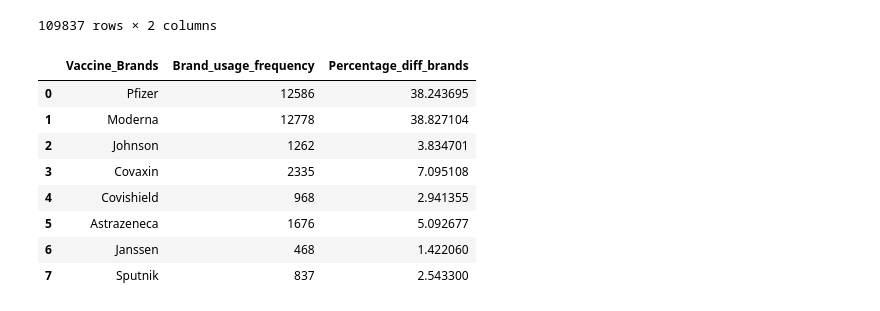
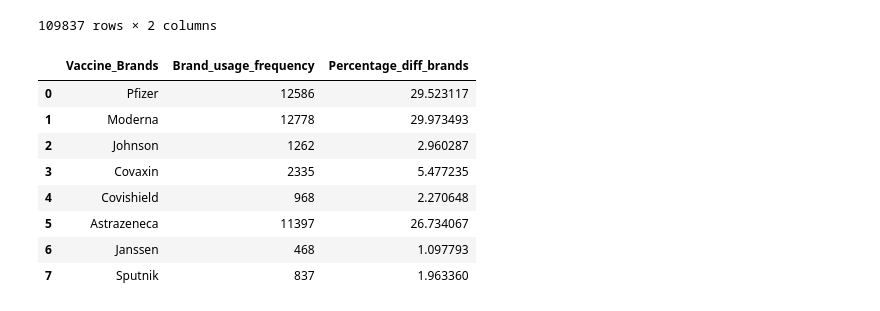
Before and after one commit to Nagmashaik123/Section203-Group06, a Jupyter notebook: Vacc_Brands_TM_Monograms.ipynb, the cells around one changed output. Cells and saved outputs as stored; diff of their text form; code cells hidden in the pictures.

```diff
--- a/Vacc_Brands_TM_Monograms.ipynb
+++ b/Vacc_Brands_TM_Monograms.ipynb
@@ -87,42 +87,42 @@ Moderna_Vaccine =['modernavaccine','teammoderna','moderna','modernagang','modern
 Johnson_Vaccine = ['johnsonandjohnson','johnsonandjohnsonvaccine','johnsonjohnson','johnsons','borisjohnsons','johnsonampjohnson','johnsonjohnsonvax','johnsonand'] # johnsonandjohnson Vaccine
 Covaxin_Vaccine =['covax','vax','covaxin','covaxsd','covaxinrockstheworld','covaxvaccinations','covaxinreiterated'] # Covaxin Vaccine
 Covishield_Vaccine =['covishield','covishieldvaccine','covishielded'] # Covishield Vaccine
-Astrazeneca_Vaccine = ['breakingastrazeneca','oxfordastrazeneca','astrazenecas',
+Astrazeneca_Vaccine = ['astrazeneca','breakingastrazeneca','oxfordastrazeneca','astrazenecas',
                        'astrazenecavaccine','astrazenecaoxford','astrazenecauk']
 Janssen_Vaccine = ['janssenglobal','janssenvaccine','janssen','janssenus']
 Sputnik_Vaccine = ['sputnikint','sputnik','sputnikvaccine','sputnikv','sputnikvaccineke',
                    'sputnikvaccineinkenya','sputnikvaccinekenya']
 
 Pfizer   = df.loc[df['Unigram_Words'].isin(Pfizer_Vaccine), 'Frequency'].sum()
 Moderna  = df.loc[df['Unigram_Words'].isin(Moderna_Vaccine), 'Frequency'].sum()
 Johnson  = df.loc[df['Unigram_Words'].isin(Johnson_Vaccine), 'Frequency'].sum()
 Covaxin  = df.loc[df['Unigram_Words'].isin(Covaxin_Vaccine), 'Frequency'].sum()
 Covishield = df.loc[df['Unigram_Words'].isin(Covishield_Vaccine), 'Frequency'].sum()
 Astrazeneca = df.loc[df['Unigram_Words'].isin(Astrazeneca_Vaccine), 'Frequency'].sum()
 Janssen = df.loc[df['Unigram_Words'].isin(Janssen_Vaccine), 'Frequency'].sum()
 Sputnik = df.loc[df['Unigram_Words'].isin(Sputnik_Vaccine), 'Frequency'].sum()
 
 # initialize list of lists
 Different_Vaccines = [['Pfizer', Pfizer], ['Moderna', Moderna], ['Johnson', Johnson],['Covaxin', Covaxin],
                       ['Covishield',Covishield],['Astrazeneca', Astrazeneca],['Janssen', Janssen],['Sputnik', Sputnik]]
 
 # Create the pandas DataFrame
 df = pd.DataFrame(Different_Vaccines, columns = ['Vaccine_Brands', 'Brand_usage_frequency'])
 df['Percentage_diff_brands'] = (df['Brand_usage_frequency'] / df['Brand_usage_frequency'].sum()) * 100
 percentageOfBrands = df['Percentage_diff_brands'].tolist()
 vaccineBrands = df['Vaccine_Brands'].tolist()
 # print dataframe.
 df
 # %% [output]
 |  | Vaccine_Brands | Brand_usage_frequency | Percentage_diff_brands |
-| 0 | Pfizer | 12586 | 38.243695 |
-| 1 | Moderna | 12778 | 38.827104 |
-| 2 | Johnson | 1262 | 3.834701 |
-| 3 | Covaxin | 2335 | 7.095108 |
-| 4 | Covishield | 968 | 2.941355 |
-| 5 | Astrazeneca | 1676 | 5.092677 |
-| 6 | Janssen | 468 | 1.422060 |
-| 7 | Sputnik | 837 | 2.543300 |
+| 0 | Pfizer | 12586 | 29.523117 |
+| 1 | Moderna | 12778 | 29.973493 |
+| 2 | Johnson | 1262 | 2.960287 |
+| 3 | Covaxin | 2335 | 5.477235 |
+| 4 | Covishield | 968 | 2.270648 |
+| 5 | Astrazeneca | 11397 | 26.734067 |
+| 6 | Janssen | 468 | 1.097793 |
+| 7 | Sputnik | 837 | 1.963360 |
 # %%
 from matplotlib import pyplot as plt
 
```
Also changed, not shown: parts of 2 cells of this notebook.
